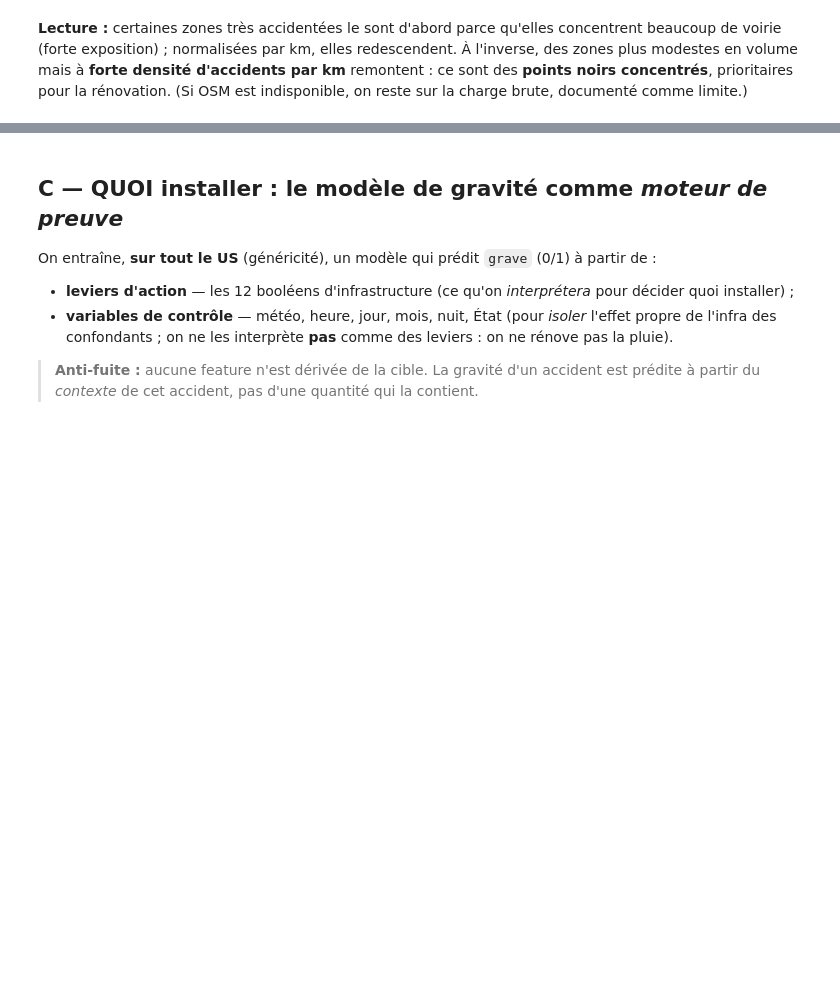
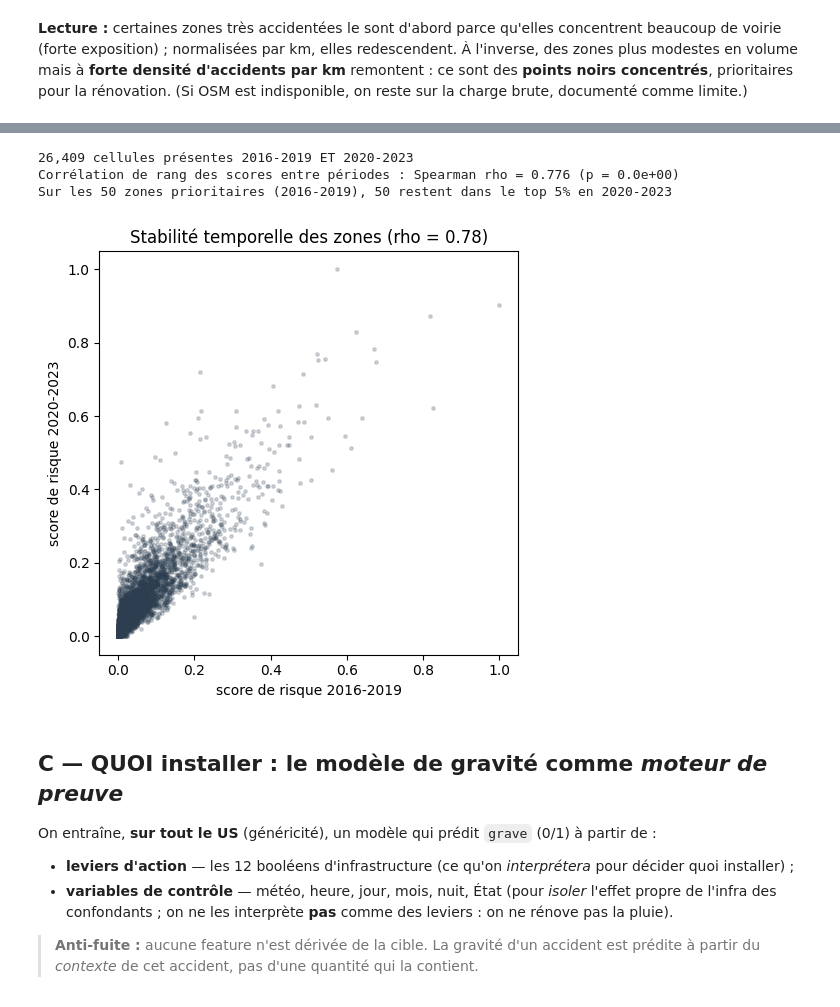
Before and after one commit to SabaMG/xploring, a Jupyter notebook: rendu/notebook.ipynb, the cells around one changed output, grey strips where cells are left out. Cells and saved outputs as stored; diff of their text form; code cells hidden in the pictures; blank space fills up the shorter version.

```diff
--- a/rendu/notebook.ipynb
+++ b/rendu/notebook.ipynb
@@ -298,6 +471,6 @@ d'accidents pondérée par la gravité**, puis on **normalise par l'exposition r
 # %%
 # On ramène le territoire choisi en pandas (volume réduit : ~1,7 M pour la CA)
 terr = (clean_df.filter(F.col("state") == STATE)
-        .select("start_lat", "start_lng", "severity", "grave", *INFRA)).toPandas()
+        .select("start_lat", "start_lng", "severity", "grave", "year", *INFRA)).toPandas()
 terr["h3_cell"] = [h3_encode(a, b) for a, b in zip(terr["start_lat"], terr["start_lng"])]
 print(f"{STATE} : {len(terr):,} accidents, {terr['h3_cell'].nunique():,} cellules H3")
@@ -371,3 +611,33 @@ prioritaires pour la rénovation. (Si OSM est indisponible, on reste sur la char
+# %%
+from scipy.stats import spearmanr
+
+def _zone_scores(sub):
+    a = sub.groupby("h3_cell")["severity"].agg(n="count", sev="mean")
+    raw = a["n"] * a["sev"]
+    return (raw - raw.min()) / (raw.max() - raw.min())
+
+early = _zone_scores(terr[terr["year"].between(2016, 2019)])
+late  = _zone_scores(terr[terr["year"].between(2020, 2023)])
+comp = pd.DataFrame({"early": early, "late": late}).dropna()
+rho, pval = spearmanr(comp["early"], comp["late"])
+
+top_early = set(early.sort_values(ascending=False).head(PRIORITY_N).index)
+late_thr = late.quantile(0.95)
+kept = sum(1 for c in top_early if c in late.index and late[c] >= late_thr)
+print(f"{len(comp):,} cellules présentes 2016-2019 ET 2020-2023")
+print(f"Corrélation de rang des scores entre périodes : Spearman rho = {rho:.3f} (p = {pval:.1e})")
+print(f"Sur les {PRIORITY_N} zones prioritaires (2016-2019), {kept} restent dans le top 5% en 2020-2023")
+
+fig, ax = plt.subplots(figsize=(5, 5))
+ax.scatter(comp["early"], comp["late"], s=6, alpha=0.2, color="#2c3e50")
+ax.set_xlabel("score de risque 2016-2019"); ax.set_ylabel("score de risque 2020-2023")
+ax.set_title(f"Stabilité temporelle des zones (rho = {rho:.2f})")
+plt.tight_layout(); plt.show()
+# %% [output]
+26,409 cellules présentes 2016-2019 ET 2020-2023
+Corrélation de rang des scores entre périodes : Spearman rho = 0.776 (p = 0.0e+00)
+Sur les 50 zones prioritaires (2016-2019), 50 restent dans le top 5% en 2020-2023
+[figure, added]
 # %% [markdown]
 ## C — QUOI installer : le modèle de gravité comme *moteur de preuve*
 
```
Also changed, not shown: parts of 46 cells of this notebook, 4 other files.
